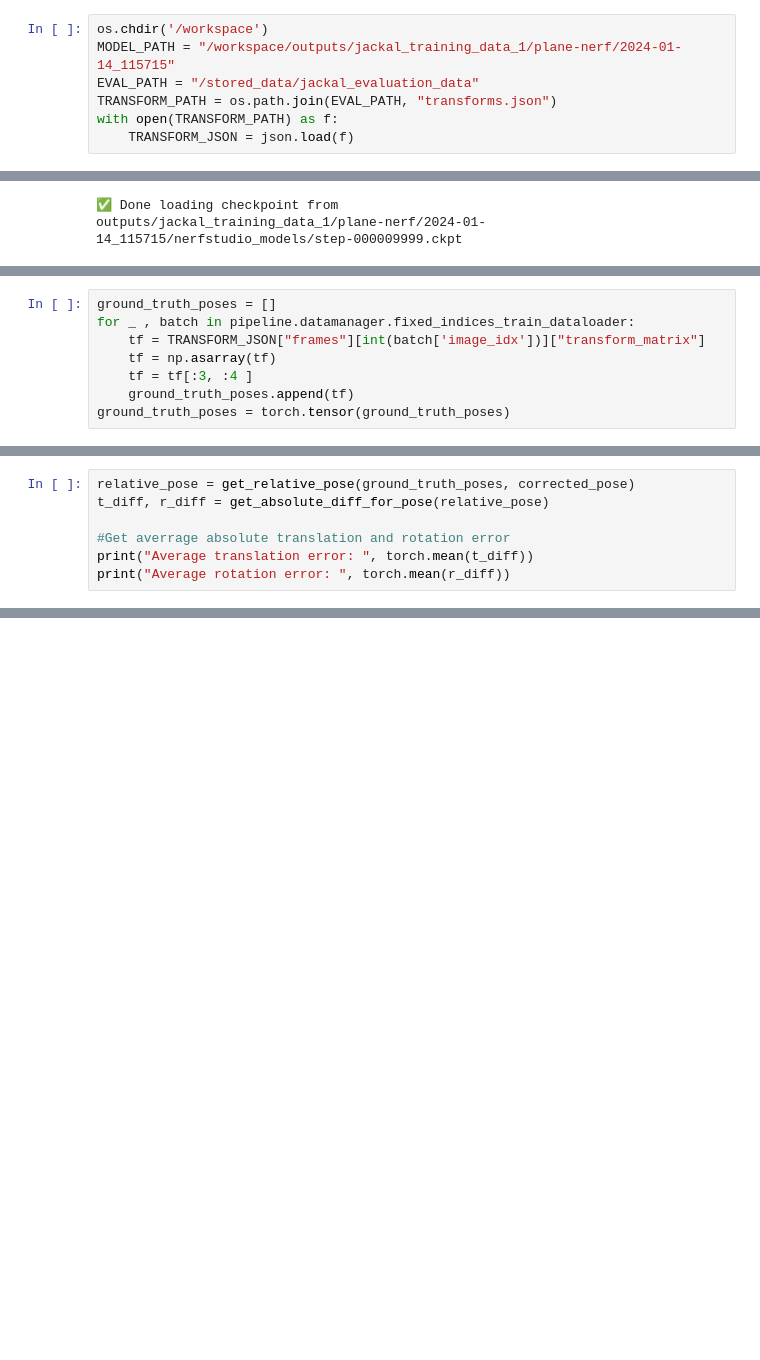
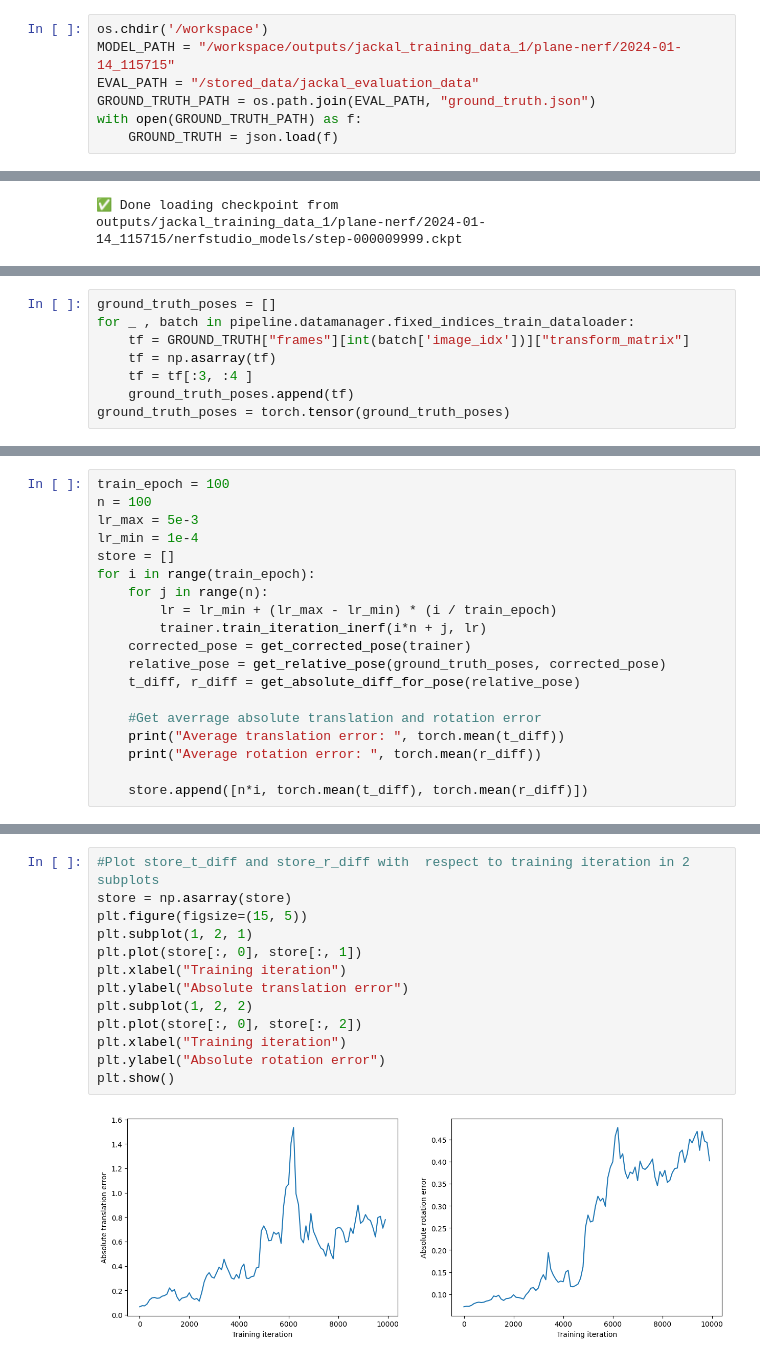
Before and after one commit to tauzn-clock/inerf, a Jupyter notebook: utils/evaluation_pose.ipynb, the cells around one changed output, grey strips where cells are left out. Cells and saved outputs as stored; diff of their text form; blank space fills up the shorter version.

```diff
--- a/utils/evaluation_pose.ipynb
+++ b/utils/evaluation_pose.ipynb
@@ -25,9 +30,9 @@ from inerf.inerf_utils import get_corrected_pose, load_eval_image_into_pipeline,
 os.chdir('/workspace')
 MODEL_PATH = "/workspace/outputs/jackal_training_data_1/plane-nerf/2024-01-14_115715"
 EVAL_PATH = "/stored_data/jackal_evaluation_data"
-TRANSFORM_PATH = os.path.join(EVAL_PATH, "transforms.json")
-with open(TRANSFORM_PATH) as f:
-    TRANSFORM_JSON = json.load(f)
+GROUND_TRUTH_PATH = os.path.join(EVAL_PATH, "ground_truth.json")
+with open(GROUND_TRUTH_PATH) as f:
+    GROUND_TRUTH = json.load(f)
 # %%
 config_path = os.path.join(MODEL_PATH, "config.yml")
 config, pipeline, checkpoint_path, _ = eval_setup(
@@ -78,7 +93,7 @@ outputs/jackal_training_data_1/plane-nerf/2024-01-14_115715/nerfstudio_models/st
 # %%
 ground_truth_poses = []
 for _ , batch in pipeline.datamanager.fixed_indices_train_dataloader:
-    tf = TRANSFORM_JSON["frames"][int(batch['image_idx'])]["transform_matrix"]
+    tf = GROUND_TRUTH["frames"][int(batch['image_idx'])]["transform_matrix"]
     tf = np.asarray(tf)
     tf = tf[:3, :4 ]
     ground_truth_poses.append(tf)
@@ -118,8 +101,20 @@ Rotation:  [45.0245333  -0.25377417 -0.46090817]
 # %%
-relative_pose = get_relative_pose(ground_truth_poses, corrected_pose)
-t_diff, r_diff = get_absolute_diff_for_pose(relative_pose)
+train_epoch = 100
+n = 100
+lr_max = 5e-3
+lr_min = 1e-4
+store = []
+for i in range(train_epoch):
+    for j in range(n):
+        lr = lr_min + (lr_max - lr_min) * (i / train_epoch)
+        trainer.train_iteration_inerf(i*n + j, lr)
+    corrected_pose = get_corrected_pose(trainer)
+    relative_pose = get_relative_pose(ground_truth_poses, corrected_pose)
+    t_diff, r_diff = get_absolute_diff_for_pose(relative_pose)
 
-#Get averrage absolute translation and rotation error
-print("Average translation error: ", torch.mean(t_diff))
-print("Average rotation error: ", torch.mean(r_diff))
+    #Get averrage absolute translation and rotation error
+    print("Average translation error: ", torch.mean(t_diff))
+    print("Average rotation error: ", torch.mean(r_diff))
+
+    store.append([n*i, torch.mean(t_diff), torch.mean(r_diff)])
 # %% [output]
@@ -127,0 +122,15 @@ Average rotation error:  tensor(1.5957, dtype=torch.float64)
+# %%
+#Plot store_t_diff and store_r_diff with  respect to training iteration in 2 subplots
+store = np.asarray(store)
+plt.figure(figsize=(15, 5))
+plt.subplot(1, 2, 1)
+plt.plot(store[:, 0], store[:, 1])
+plt.xlabel("Training iteration")
+plt.ylabel("Absolute translation error")
+plt.subplot(1, 2, 2)
+plt.plot(store[:, 0], store[:, 2])
+plt.xlabel("Training iteration")
+plt.ylabel("Absolute rotation error")
+plt.show()
+# %% [output]
+[figure, added]
```
Also changed, not shown: parts of 6 cells of this notebook, 4 other files.
